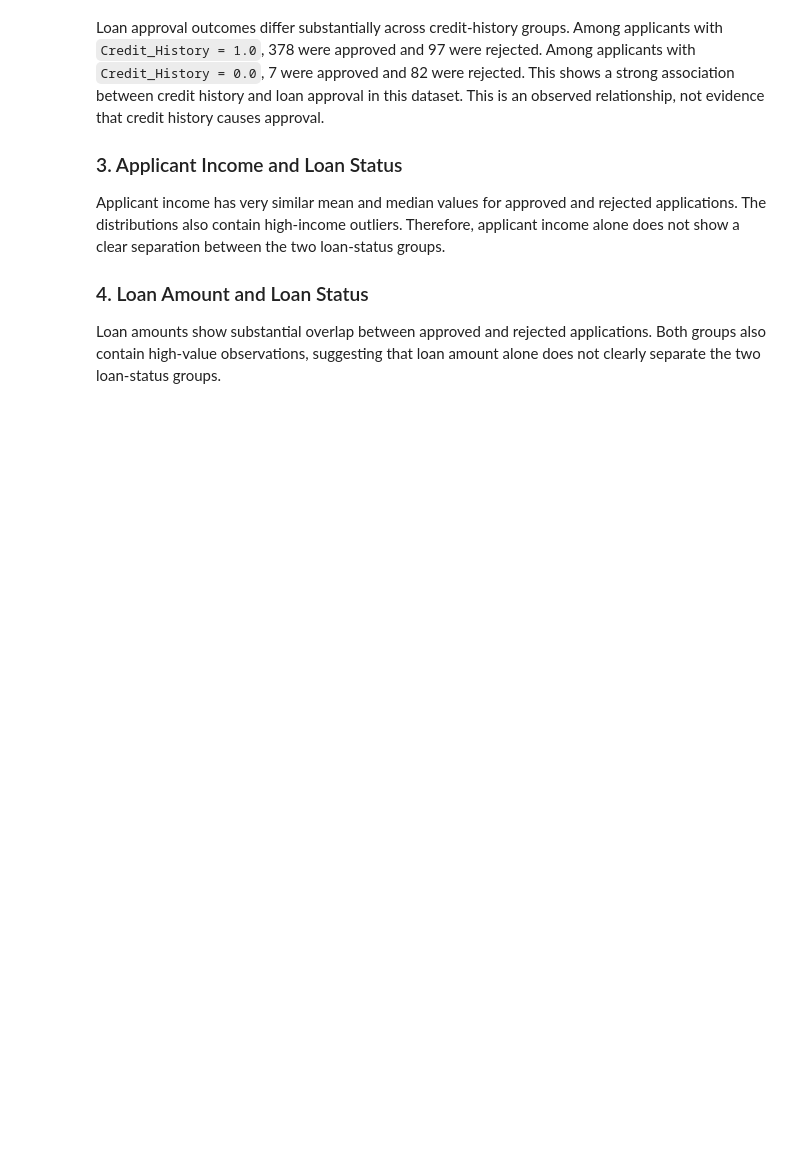
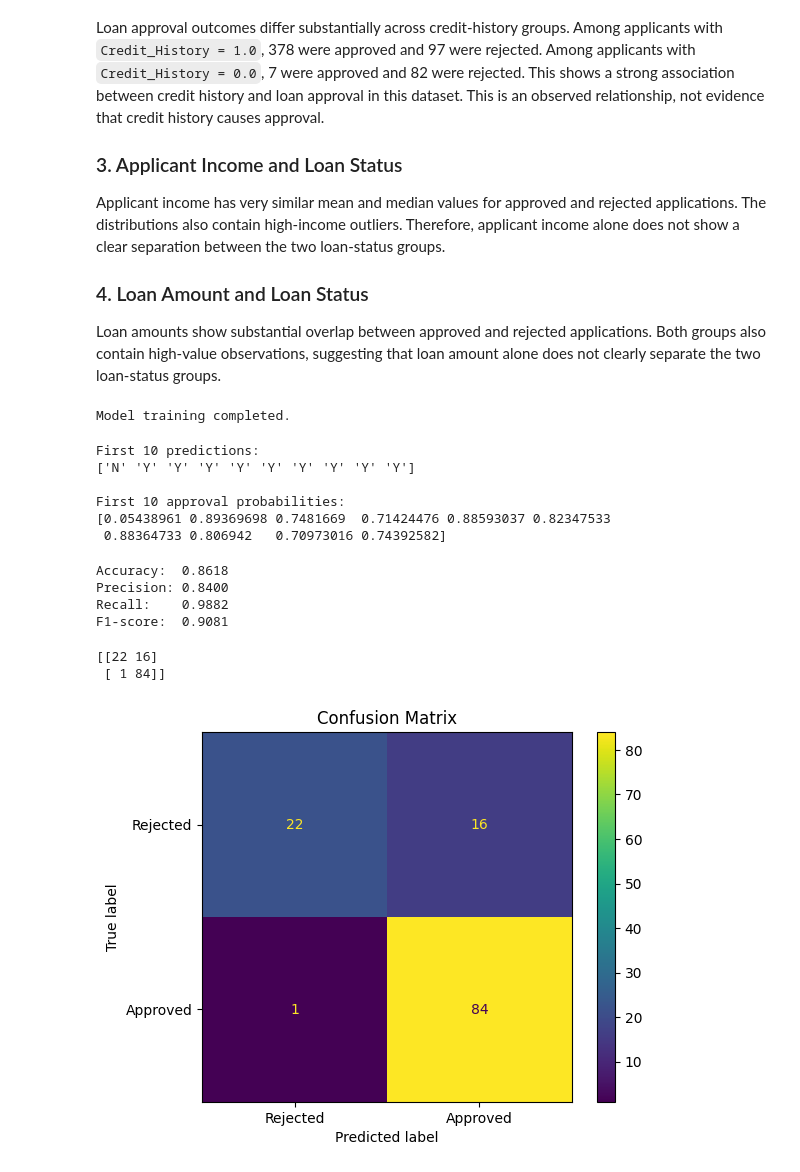
Before and after one commit to shaiza1iman/loan-approval-prediction, a Jupyter notebook: notebooks/loan_approval_prediction.ipynb, the cells around one changed output. Saved outputs shown, nothing was run; the diff lists cells and outputs as text; code cells hidden in the pictures; blank space fills up the shorter version.

Commit message:
Add Logistic Regression model training

```diff
--- a/notebooks/loan_approval_prediction.ipynb
+++ b/notebooks/loan_approval_prediction.ipynb
@@ -297,3 +334,71 @@ Applicant income has very similar mean and median values for approved and reject
 
 ### 4. Loan Amount and Loan Status
 Loan amounts show substantial overlap between approved and rejected applications. Both groups also contain high-value observations, suggesting that loan amount alone does not clearly separate the two loan-status groups.
+# %%
+from sklearn.linear_model import LogisticRegression
+
+model = LogisticRegression(
+    max_iter=1000,
+    random_state=42
+)
+
+model.fit(X_train_processed, y_train)
+
+print("Model training completed.")
+# %% [output]
+Model training completed.
+# %%
+# Predicted class
+y_pred = model.predict(X_test_processed)
+
+# Predicted probability of approval
+y_prob = model.predict_proba(X_test_processed)[:, 1]
+
+print("First 10 predictions:")
+print(y_pred[:10])
+
+print("\nFirst 10 approval probabilities:")
+print(y_prob[:10])
+# %% [output]
+First 10 predictions:
+['N' 'Y' 'Y' 'Y' 'Y' 'Y' 'Y' 'Y' 'Y' 'Y']
+
+First 10 approval probabilities:
+[0.05438961 0.89369698 0.7481669  0.71424476 0.88593037 0.82347533
+ 0.88364733 0.806942   0.70973016 0.74392582]
+# %%
+from sklearn.metrics import accuracy_score, precision_score, recall_score, f1_score
+
+accuracy = accuracy_score(y_test, y_pred)
+precision = precision_score(y_test, y_pred, pos_label="Y")
+recall = recall_score(y_test, y_pred, pos_label="Y")
+f1 = f1_score(y_test, y_pred, pos_label="Y")
+
+print(f"Accuracy:  {accuracy:.4f}")
+print(f"Precision: {precision:.4f}")
+print(f"Recall:    {recall:.4f}")
+print(f"F1-score:  {f1:.4f}")
+# %% [output]
+Accuracy:  0.8618
+Precision: 0.8400
+Recall:    0.9882
+F1-score:  0.9081
+# %%
+from sklearn.metrics import confusion_matrix, ConfusionMatrixDisplay
+
+cm = confusion_matrix(y_test, y_pred, labels=["N", "Y"])
+
+print(cm)
+
+disp = ConfusionMatrixDisplay(
+    confusion_matrix=cm,
+    display_labels=["Rejected", "Approved"]
+)
+
+disp.plot()
+plt.title("Confusion Matrix")
+plt.show()
+# %% [output]
+[[22 16]
+ [ 1 84]]
+[figure, added]
```
Also changed, not shown: parts of 5 cells of this notebook.
